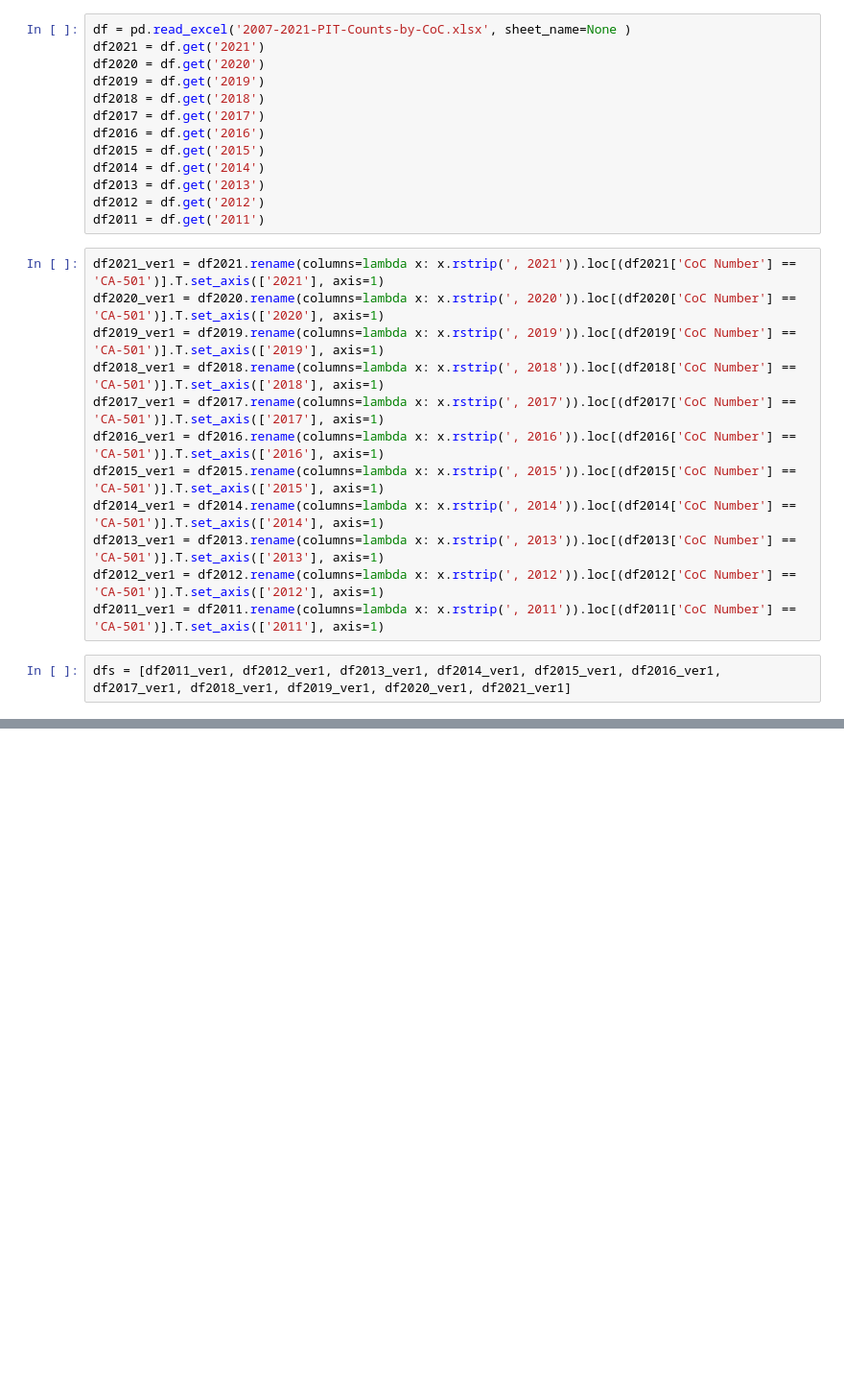
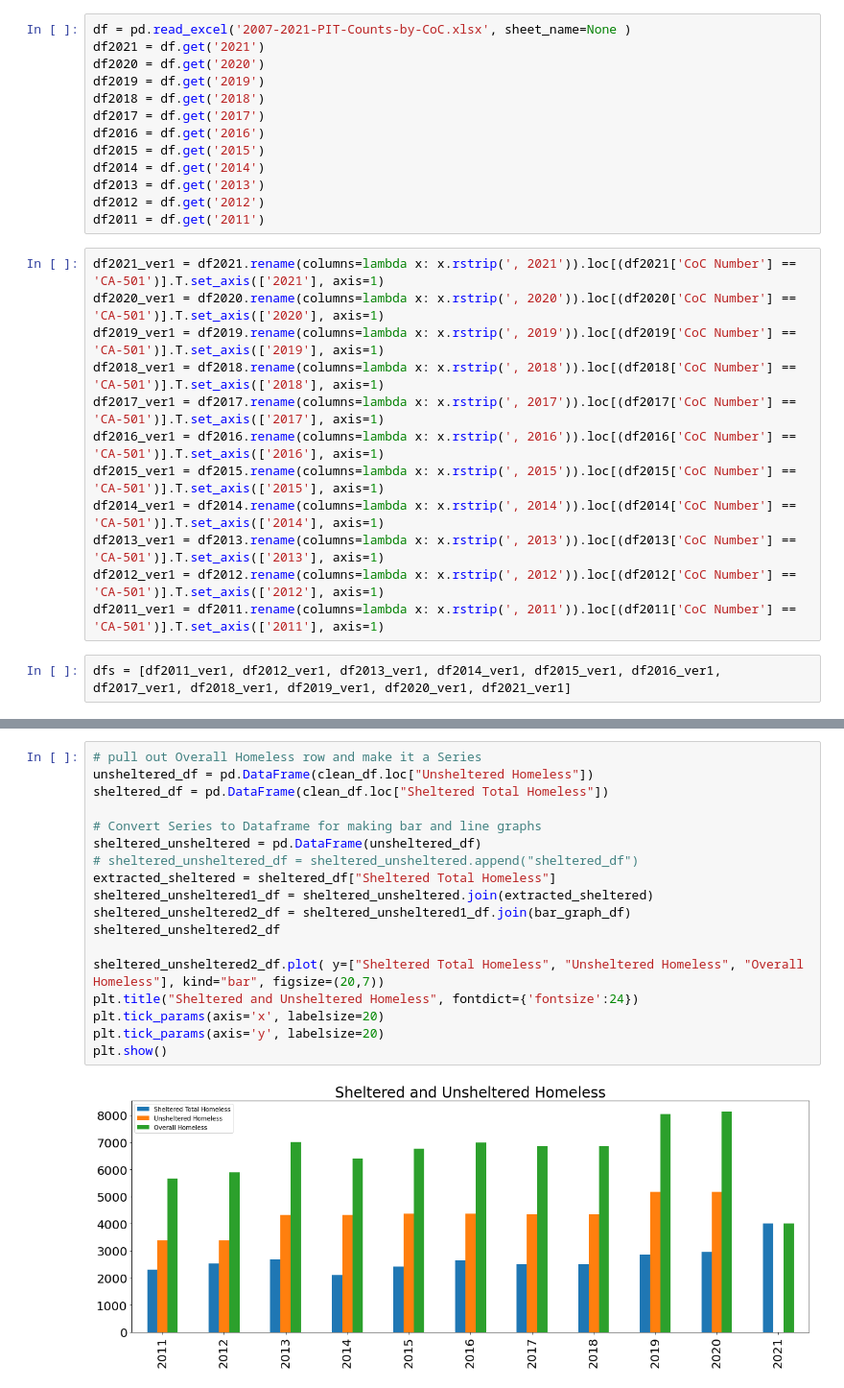
Before and after one commit to scbigler/Project1, a Jupyter notebook: Homeless Sonny.ipynb, the cells around one changed output, grey strips where cells are left out. Shown at 96% size. Saved outputs shown, nothing was run; the diff lists cells and outputs as text; blank space fills up the shorter version.

```diff
--- a/Homeless.ipynb
+++ b/Homeless Sonny.ipynb
@@ -75,0 +111,20 @@ clean_df.replace(np.nan,0).head(50)
+# %%
+# pull out Overall Homeless row and make it a Series
+unsheltered_df = pd.DataFrame(clean_df.loc["Unsheltered Homeless"])
+sheltered_df = pd.DataFrame(clean_df.loc["Sheltered Total Homeless"])
+
+# Convert Series to Dataframe for making bar and line graphs
+sheltered_unsheltered = pd.DataFrame(unsheltered_df)
+# sheltered_unsheltered_df = sheltered_unsheltered.append("sheltered_df")
+extracted_sheltered = sheltered_df["Sheltered Total Homeless"]
+sheltered_unsheltered1_df = sheltered_unsheltered.join(extracted_sheltered)
+sheltered_unsheltered2_df = sheltered_unsheltered1_df.join(bar_graph_df)
+sheltered_unsheltered2_df
+
+sheltered_unsheltered2_df.plot( y=["Sheltered Total Homeless", "Unsheltered Homeless", "Overall Homeless"], kind="bar", figsize=(20,7))
+plt.title("Sheltered and Unsheltered Homeless", fontdict={'fontsize':24})
+plt.tick_params(axis='x', labelsize=20)
+plt.tick_params(axis='y', labelsize=20)
+plt.show()
+# %% [output]
+[figure, added]
```
Also changed, not shown: parts of 2 cells of this notebook.
